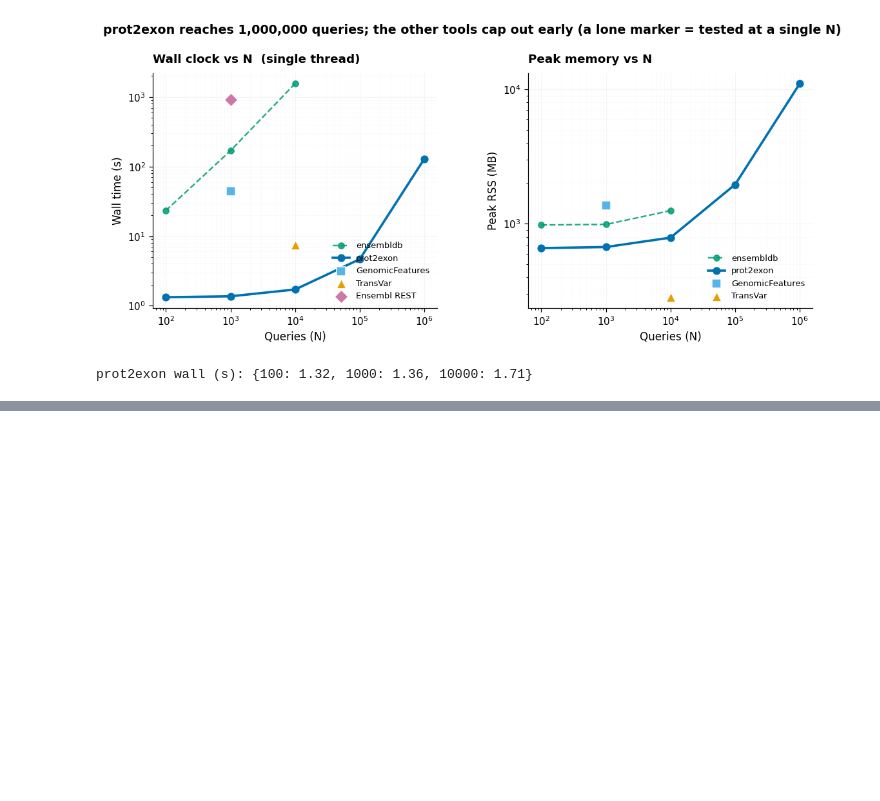
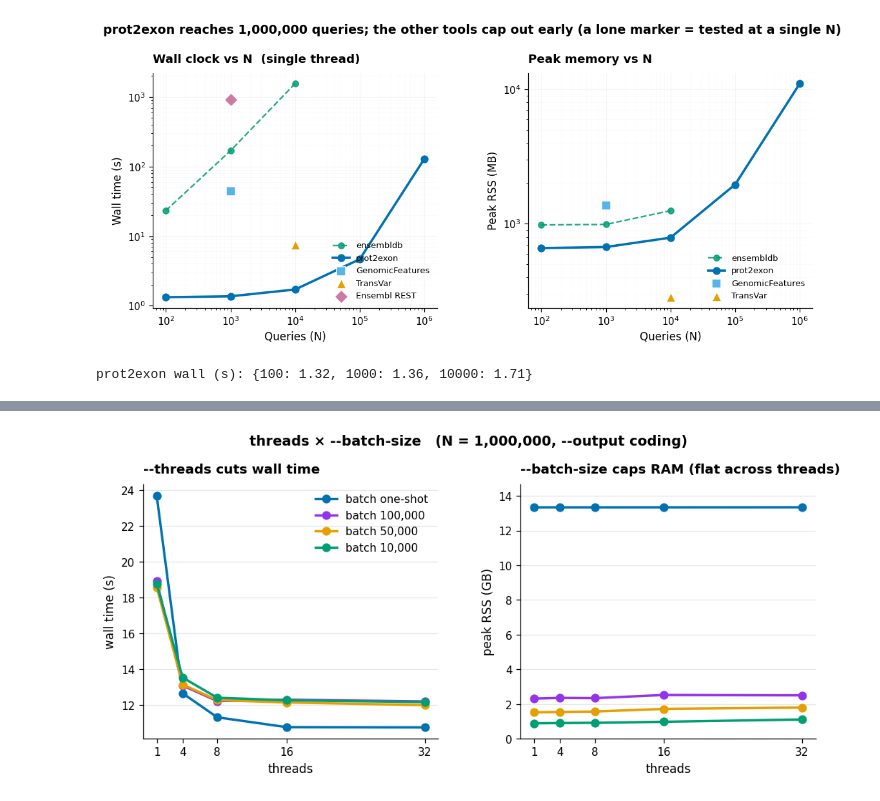
Before and after one commit to SotoLF/fastCDS, a Jupyter notebook: notebooks/scaling_and_ram.ipynb, the cells around one changed output, grey strips where cells are left out. Drawn from its saved outputs; the diff is of its cells as text; code cells hidden in the pictures; blank space fills up the shorter version.

```diff
--- a/notebooks/scaling_and_ram.ipynb
+++ b/notebooks/scaling_and_ram.ipynb
@@ -294,0 +175,8 @@ plt.show()
+# %%
+g = pd.read_csv(GRID, sep="\t")
+g["peak_rss_gb"] = g["peak_rss_mb"] / 1024
+# wall (s) and peak RAM (GB) as two compact grids
+print("wall time (s):")
+print(g.pivot_table(index="threads", columns="batch_label", values="wall_s").round(1))
+print("\npeak RSS (GB):")
+print(g.pivot_table(index="threads", columns="batch_label", values="peak_rss_gb").round(1))
@@ -294,0 +201,27 @@ plt.show()
+# %%
+fig, ax = plt.subplots(1, 2, figsize=(11, 4.2),
+                       gridspec_kw={'wspace': 0.28})
+# colour by batch size; show whichever batch labels are present
+palette = [COLORS['prot2exon'], '#9333ea', COLORS['transvar'], COLORS['good']]
+order = [b for b in ["one-shot", "100,000", "50,000", "10,000"]
+         if b in set(g.batch_label)]
+cmap = {lab: palette[i] for i, lab in enumerate(order)}
+xt = sorted(g.threads.unique())
+for lab in order:
+    s = g[g.batch_label == lab].sort_values("threads")
+    ax[0].plot(s.threads, s.wall_s, "o-", color=cmap[lab], lw=2.2,
+               markersize=7, label=f"batch {lab}")
+    ax[1].plot(s.threads, s.peak_rss_gb, "o-", color=cmap[lab], lw=2.2,
+               markersize=7, label=f"batch {lab}")
+ax[0].set_xlabel("threads"); ax[0].set_ylabel("wall time (s)")
+ax[0].set_title("--threads cuts wall time", loc="left")
+ax[0].set_xticks(xt); ax[0].legend()
+ax[1].set_xlabel("threads"); ax[1].set_ylabel("peak RSS (GB)")
+ax[1].set_title("--batch-size caps RAM (flat across threads)", loc="left")
+ax[1].set_xticks(xt); ax[1].set_ylim(0, g.peak_rss_gb.max() * 1.1)
+fig.suptitle(f"threads × --batch-size   (N = 1,000,000, --output coding)",
+             fontsize=12.5, fontweight='semibold', y=1.03)
+fig.tight_layout()
+plt.show()
+# %% [output]
+[figure, added]
```
Also changed, not shown: parts of 11 cells of this notebook, 15 other files.
